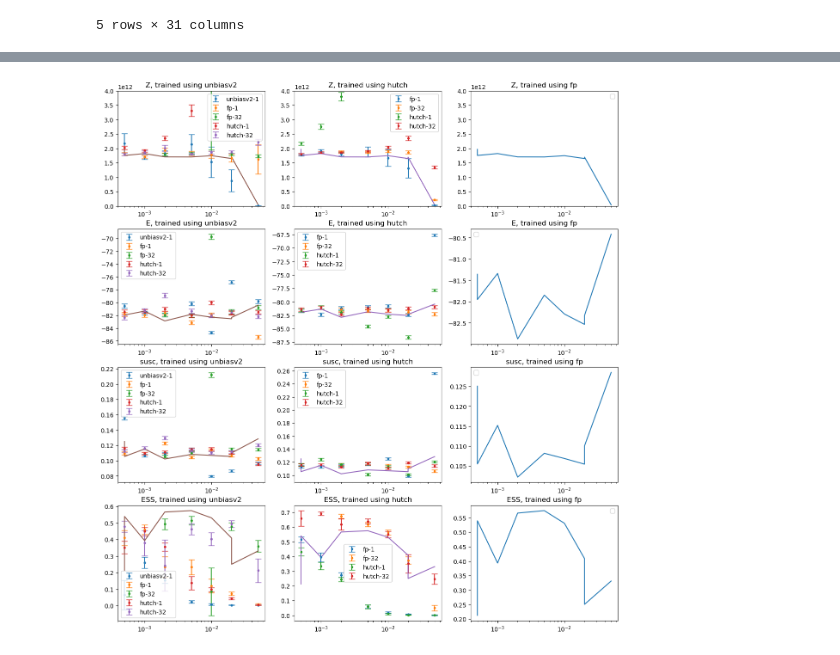
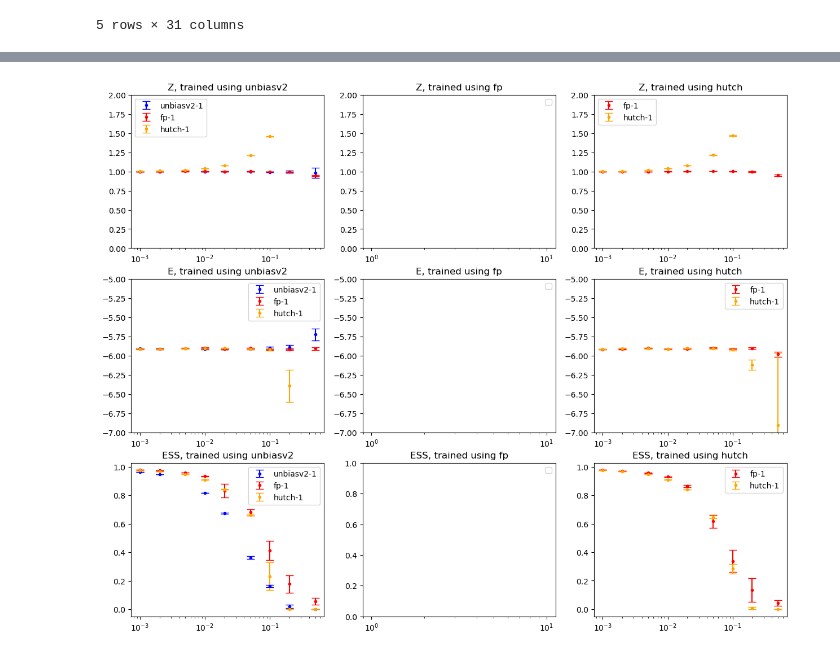
Before and after one commit to Satriawidy/unbiased_cnf, a Jupyter notebook: notebooks/analysis.ipynb, the cells around one changed output, grey strips where cells are left out. Saved outputs shown, nothing was run; the diff lists cells and outputs as text; code cells hidden in the pictures.

```diff
--- a/notebooks/analysis.ipynb
+++ b/notebooks/analysis.ipynb
@@ -85,27 +77,28 @@ dg = df[df['L'] == 16]
 
 integrators = ['unbiasv2', 'fp', 'hutch']
 integratore = ['unbiasv2', 'fp', 'hutch']
+colors = ['blue', 'red', 'orange']
 noises = [1]
 
 fig, ax = plt.subplots(4, 3, figsize = (15, 16))
 ax = ax.flatten()
 
 for i, int in enumerate(integratore):
-    for integrator in integrators:
+    for integrator, color in zip(integrators, colors):
         for noise in noises:
             dh = dg[(dg['integrator'] == integrator) & (dg['integrator_eval'] == int) & (dg['num_noise'] == noise)]
             dh = dh.sort_values(by='dt')
             # print(len(dh))
             if len(dh) != 0:
                 ax[i].errorbar(dh['dt']*(1 + 3 * (integrator=='unbiasv2')), dh['part_avg'], dh['part_err'], label = f'{integrator}-{noise}',
-                                 linestyle = 'None', marker = '.', capsize = 5)
+                                 linestyle = 'None', marker = '.', capsize = 5, color=color)
                 ax[i+3].errorbar(dh['dt']*(1 + 3 * (integrator=='unbiasv2')), dh['logp_avg'], dh['logp_err'], label = f'{integrator}-{noise}',
-                                 linestyle = 'None', marker = '.', capsize = 5)
+                                 linestyle = 'None', marker = '.', capsize = 5, color=color)
                 ax[i+6].errorbar(dh['dt']*(1 + 3 * (integrator=='unbiasv2')), dh['susc_avg'], dh['susc_err'], label = f'{integrator}-{noise}',
-                                 linestyle = 'None', marker = '.', capsize = 5)
+                                 linestyle = 'None', marker = '.', capsize = 5, color=color)
                 ax[i+9].errorbar(dh['dt']*(1 + 3 * (integrator=='unbiasv2')), dh['ess_avg'], dh['ess_err'], label = f'{integrator}-{noise}',
-                                   linestyle = 'None', marker = '.', capsize = 5)
-                # print((1 + 3 * (integrator=='unbiasv2')))
+                                   linestyle = 'None', marker = '.', capsize = 5, color=color)
+                print((1 + 3 * (integrator=='unbiasv2')))
     # di = dg[(dg['integrator'] == 'exact') & (dg['dt'] == 0.0002)]
     di = dg[(dg['integrator'] == 'fp') & (dg['integrator_eval'] == 'fp') & (dg['dt'] == 0.0005)]
     print(len(di))
@@ -142,0 +137,2 @@ print(len(dg))
+# %%
+df = pd.read_csv("../results/cnf_result_gmm.csv")
@@ -143,47 +188,38 @@ print(len(dg))
 # %%
-dg = df[df['L'] == 16]
+dg = df[df['n'] == 10]
 
 integrators = ['unbiasv2', 'fp', 'hutch']
-integratore = ['unbiasv2', 'hutch', 'fp']
-noises = [1, 32]
+integratore = ['unbiasv2', 'fp', 'hutch']
+colors = ['blue', 'red', 'orange']
+noises = [1]
 
-fig, ax = plt.subplots(4, 3, figsize = (15, 16))
+fig, ax = plt.subplots(3, 3, figsize = (15, 12))
 ax = ax.flatten()
 
 for i, int in enumerate(integratore):
-    for integrator in integrators:
+    for integrator, color in zip(integrators, colors):
         for noise in noises:
             dh = dg[(dg['integrator'] == integrator) & (dg['integrator_eval'] == int) & (dg['num_noise'] == noise)]
             dh = dh.sort_values(by='dt')
             if len(dh) != 0:
-                ax[i].errorbar(dh['dt'], dh['part_avg'], dh['part_err'], label = f'{integrator}-{noise}',
-                                 linestyle = 'None', marker = '.', capsize = 5)
-                ax[i+3].errorbar(dh['dt'], dh['logp_avg'], dh['logp_err'], label = f'{integrator}-{noise}',
-                                 linestyle = 'None', marker = '.', capsize = 5)
-                ax[i+6].errorbar(dh['dt'], dh['susc_avg'], dh['susc_err'], label = f'{integrator}-{noise}',
-                                 linestyle = 'None', marker = '.', capsize = 5)
-                ax[i+9].errorbar(dh['dt'], dh['ess_avg'], dh['ess_err'], label = f'{integrator}-{noise}',
-                                   linestyle = 'None', marker = '.', capsize = 5)
-    # di = dg[(dg['integrator'] == 'exact') & (dg['dt'] == 0.005)]
-    di = dg[(dg['integrator'] == 'exact')]
-    di = di.sort_values(by='dt')
-    # ax[i].axhline(di['part_avg'].item())
-    ax[i].plot(di['dt'][::5], di['part_avg'][::5])
+                ax[i].errorbar(dh['dt']*(1 + 3 * (integrator=='unbiasv2')), dh['part_avg'], dh['part_err'], label = f'{integrator}-{noise}',
+                                 linestyle = 'None', marker = '.', capsize = 5, color=color)
+                ax[i+3].errorbar(dh['dt']*(1 + 3 * (integrator=='unbiasv2')), dh['logp_avg'], dh['logp_err'], label = f'{integrator}-{noise}',
+                                 linestyle = 'None', marker = '.', capsize = 5, color=color)
+                ax[i+6].errorbar(dh['dt']*(1 + 3 * (integrator=='unbiasv2')), dh['ess_avg'], dh['ess_err'], label = f'{integrator}-{noise}',
+                                   linestyle = 'None', marker = '.', capsize = 5, color=color)
+    # di = dg[(dg['integrator'] == 'exact') & (dg['dt'] == 0.001)]
+    # ax[i].axhline(di['part_avg'].item(), color = 'k', linestyle='dashed')
     ax[i].set_title(f'Z, trained using {int}')
-    # ax[i+2].axhline(di['logp_avg'].item())
-    ax[i+3].plot(di['dt'][::5], di['logp_avg'][::5])
+    # ax[i+3].axhline(di['logp_avg'].item(), color = 'k', linestyle='dashed')
     ax[i+3].set_title(f'E, trained using {int}')
-    # ax[i+4].axhline(di['susc_avg'].item())
-    ax[i+6].plot(di['dt'][::5], di['susc_avg'][::5])
-    ax[i+6].set_title(f'susc, trained using {int}')
-    ax[i+9].set_title(f'ESS, trained using {int}')
-    ax[i+9].plot(di['dt'][::5], di['ess_avg'][::5])
+    ax[i+6].set_title(f'ESS, trained using {int}')
+    # ax[i+6].axhline(di['ess_avg'].item(), color = 'k', linestyle='dashed')
     for a in ax:
         a.set_xscale('log')
         a.legend()
-    ax[i].set_ylim(0, 4e12)
-    # ax[i+3].set_ylim(-7.5, -5.5)
-    # ax[i+6].set_ylim(0.024, 0.036)
+    ax[i].set_ylim(0, 2)
+    ax[i+3].set_ylim(-7.0, -5.0)
 plt.show()
 # %% [output]
-[figure, old version]
+[figure, new version]
```
Also changed, not shown: parts of 9 cells of this notebook.
